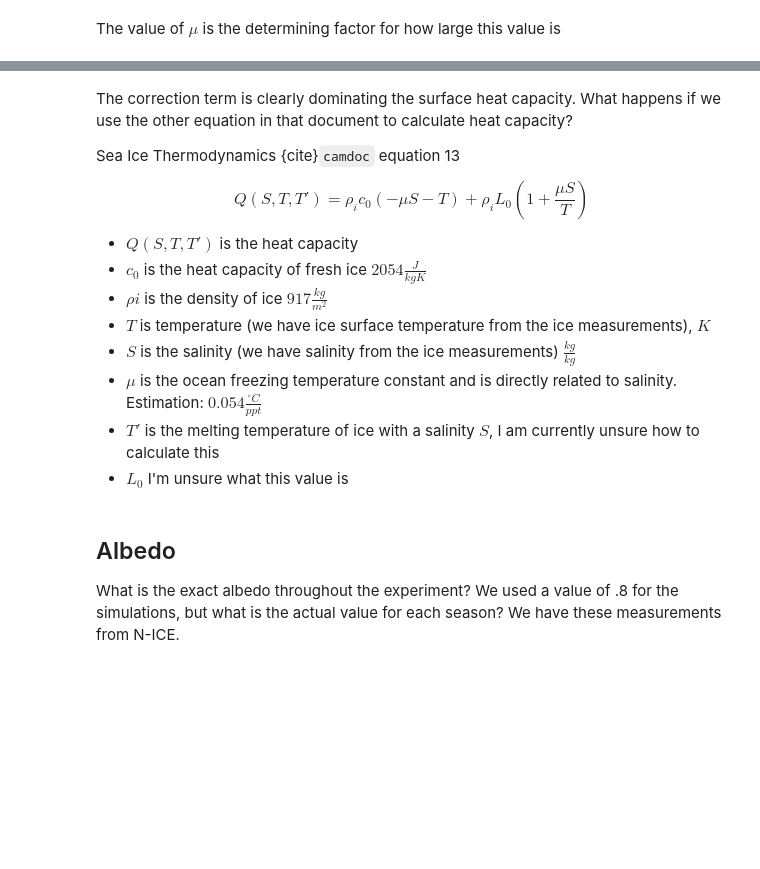
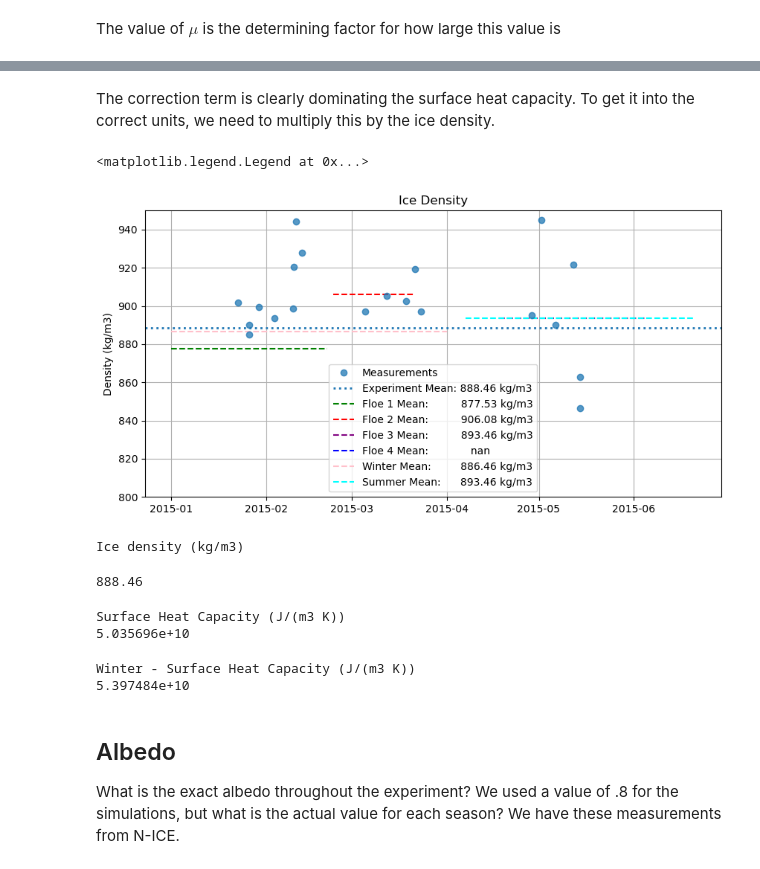
Before and after one commit to sarahymurphy/wrf_landusetbl_sensitivity, a Jupyter notebook: _build/jupyter_execute/calculations.ipynb, the cells around one changed output, grey strips where cells are left out. Drawn from its saved outputs; the diff is of its cells as text; code cells hidden in the pictures; blank space fills up the shorter version.

```diff
--- a/_build/jupyter_execute/calculations.ipynb
+++ b/_build/jupyter_execute/calculations.ipynb
@@ -441,18 +443,62 @@ plt.legend(['Surface Heat Capacity',
-# %% [markdown]
-The correction term is clearly dominating the surface heat capacity. What happens if we use the other equation in that document to calculate heat capacity?
-
-Sea Ice Thermodynamics {cite}`camdoc` equation 13
-
-$$ Q(S, T, T') = \rho_{i} c_{0} ( - \mu S - T) + \rho_{i} L_{0} ( 1 + \frac{\mu S}{T} ) $$
-
-- $Q(S, T, T')$ is the heat capacity
-- $c_{0}$ is the heat capacity of fresh ice $2054 \frac{J}{kg K}$
-- $\rho{i}$ is the density of ice $917 \frac{kg}{m^{2}}$
-- $T$ is temperature (we have ice surface temperature from the ice measurements), $K$
-- $S$ is the salinity (we have salinity from the ice measurements) $\frac{kg}{kg}$
-- $\mu$ is the ocean freezing temperature constant and is directly related to salinity. Estimation: $0.054 \frac{^{\circ} C}{ppt}$
-- $T'$ is the melting temperature of ice with a salinity $S$, I am currently unsure how to calculate this
-- $L_{0}$ I'm unsure what this value is
+# %% [markdown]
+The correction term is clearly dominating the surface heat capacity. To get it into the correct units, we need to multiply this by the ice density.
+# %%
+f1 = density_df['2015-01-01':'2015-02-21']
+f2 = density_df['2015-02-23':'2015-03-21']
+f3 = density_df['2015-04-18':'2015-06-05']
+f4 = density_df['2015-06-07':'2015-06-21']
+
+wint = density_df['2015-01-01':'2015-04-01']
+summ = density_df['2015-04-07':'2015-06-21']
+
+plt.figure(figsize = (10,5))
+plt.plot(density_df.mean(axis = 1), 'o', alpha = 0.75)
+
+plt.axhline(density_df.mean(axis = 1).mean(), linestyle = ':', linewidth = 2)
+
+plt.hlines(f1.mean(axis = 1).mean(), xmin = '2015-01-01', xmax = '2015-02-21', linestyle = '--', color = 'g')
+plt.hlines(f2.mean(axis = 1).mean(), xmin = '2015-02-23', xmax = '2015-03-21', linestyle = '--', color = 'r')
+plt.hlines(f3.mean(axis = 1).mean(), xmin = '2015-04-18', xmax = '2015-06-05', linestyle = '--', color = 'purple')
+plt.hlines(f4.mean(axis = 1).mean(), xmin = '2015-06-07', xmax = '2015-06-21', linestyle = '--', color = 'blue')
+
+plt.hlines(wint.mean(axis = 1).mean(), xmin = '2015-01-01', xmax = '2015-04-01', linestyle = '--', color = 'pink')
+plt.hlines(summ.mean(axis = 1).mean(), xmin = '2015-04-07', xmax = '2015-06-21', linestyle = '--', color = 'cyan')
+
+plt.ylabel('Density (kg/m3)')
+plt.title('Ice Density')
+plt.ylim(800, 950)
+plt.grid()
+plt.legend(['Measurements', 'Experiment Mean: ' + str(np.round(density_df.mean(axis = 1).mean(),2)) + ' kg/m3',
+            'Floe 1 Mean:          ' + str(np.round(f1.mean(axis = 1).mean(),2)) + ' kg/m3',
+            'Floe 2 Mean:          ' + str(np.round(f2.mean(axis = 1).mean(),2)) + ' kg/m3',
+            'Floe 3 Mean:          ' + str(np.round(f3.mean(axis = 1).mean(),2)) + ' kg/m3',
+            'Floe 4 Mean:             ' + str(np.round(f4.mean(axis = 1).mean(),2)),
+            'Winter Mean:         ' + str(np.round(wint.mean(axis = 1).mean(),2)) + ' kg/m3',
+            'Summer Mean:      ' + str(np.round(summ.mean(axis = 1).mean(),2)) + ' kg/m3'], loc = 'lower center')
+# %% [output]
+<matplotlib.legend.Legend at 0x...>
+[figure, added]
+# %%
+print('Ice density (kg/m3)')
+np.round(density_df.mean(axis = 1).mean(),2)
+# %% [output]
+Ice density (kg/m3)
+888.46
+# %%
+c = c + np.round(density_df.mean(axis = 1).mean(),2)   # J/(kg K) * kg/m3 = J/(m3 K)
+c_w = c_w + np.round(density_df.mean(axis = 1).mean(),2)   # J/(kg K) * kg/m3 = J/(m3 K)
+c_s = c_s + np.round(density_df.mean(axis = 1).mean(),2)   # J/(kg K) * kg/m3 = J/(m3 K)
+print('Surface Heat Capacity (J/(m3 K))')
+print("{:e}".format(c[0]))
+# %% [output]
+Surface Heat Capacity (J/(m3 K))
+5.035696e+10
+# %%
+print('Winter - Surface Heat Capacity (J/(m3 K))')
+print("{:e}".format(c_w[0]))
+# %% [output]
+Winter - Surface Heat Capacity (J/(m3 K))
+5.397484e+10
 # %% [markdown]
 ## Albedo
 
```
Also changed, not shown: parts of 6 cells of this notebook, 23 other files.
